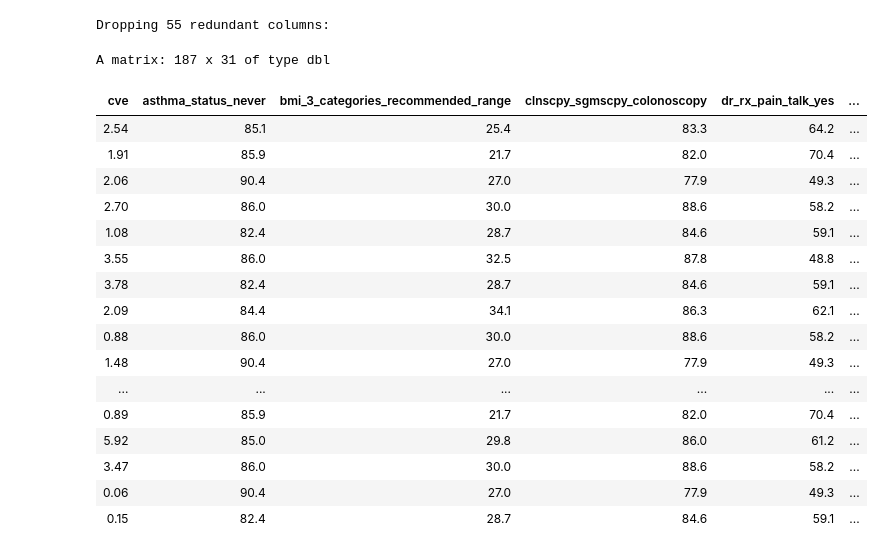
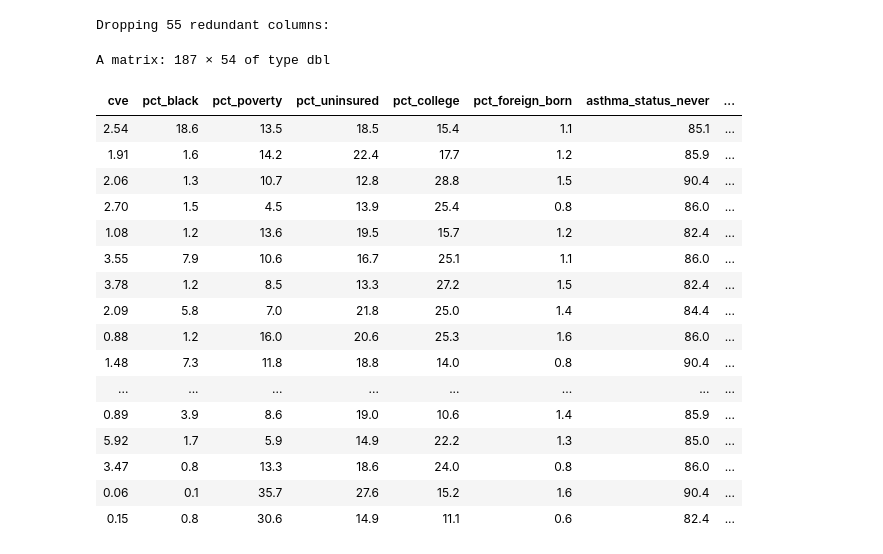
Before and after one commit to MuddORLab/Predicting-Measles-Outbreaks, a Jupyter notebook: 2026SP-stat/4automated_selection.ipynb, the cells around one changed output. Drawn from its saved outputs; the diff is of its cells as text; code cells hidden in the pictures.

```diff
--- a/2026SP-stat/4automated_selection.ipynb
+++ b/2026SP-stat/4automated_selection.ipynb
@@ -82,9 +82,9 @@ df <- read_csv("data/merged_with_svi.csv", show_col_types = FALSE) |> clean_name
 df <- df %>% filter(!county %in% c("Mcculloch", "Mclennan", "Mcmullen", "Dewitt", "Loving"))
 df_raw <- df
 df$density <- df$population*1.0/df$area_sqmi
-df <- df %>% select(-c("county", "area_sqmi"), -starts_with("m_"), -starts_with("mp_"), -starts_with("e_"), -starts_with("epl_"), -starts_with("spl_"), -starts_with("rpl_"), -starts_with("f_"))
+df <- df %>% dplyr::select(-c("county", "area_sqmi"), -starts_with("m_"), -starts_with("mp_"), -starts_with("e_"), -starts_with("epl_"), -starts_with("spl_"), -starts_with("rpl_"), -starts_with("f_"))
 df <- df[,colSums(is.na(df)) == 0]
-df <- df %>% select(-c("ep_minrty", "ep_hisp", "ep_afam", "ep_pov150", "ep_uninsur"))
+df <- df %>% dplyr::select(-c("ep_minrty", "ep_hisp", "ep_afam", "ep_pov150", "ep_uninsur"))
 
 df <- drop_redundant_yn_features(df)
 
@@ -94,61 +94,61 @@ index <- createDataPartition(df$outbreak, p = 0.75, list = FALSE)
 train <- df[index,]
 test <- df[-index,]
 PHR <- train$phr
-offset <- log(train$enrollment)
-outbreak <- log(train$outbreak + 1)
-train <- train %>% select(-c("phr", "enrollment", "population", "outbreak"))
+offset <- log10(train$enrollment)
+outbreak <- train$outbreak
+train <- train %>% dplyr::select(-c("phr", "enrollment", "population", "outbreak"))
 # %% [output]
 Dropping 55 redundant columns:
 # %%
 X <- as.matrix(train)
 y <- outbreak
-X <- X[, abs(cor(X, log(y + 1), use = "complete.obs", method = "spearman")) >= 0.1]
+# X <- X[, abs(cor(X, y , use = "complete.obs", method = "spearman")) >= 0.1]
 
 # Start with full list of candidates
 candidates <- colnames(X)
 
 i <- 1
 while (i < length(candidates)) {
   j <- i + 1
   while (j <= length(candidates)) {
     rho <- cor(X[, candidates[i]], X[, candidates[j]],
                method = "spearman", use = "complete.obs")
     if (abs(rho) >= 0.7) {
       # Drop whichever has weaker correlation with outcome
-      rho_i <- abs(cor(X[, candidates[i]], log(y + 1), method = "spearman", use = "complete.obs"))
-      rho_j <- abs(cor(X[, candidates[j]], log(y + 1), method = "spearman", use = "complete.obs"))
+      rho_i <- abs(cor(X[, candidates[i]], y, method = "spearman", use = "complete.obs"))
+      rho_j <- abs(cor(X[, candidates[j]], y, method = "spearman", use = "complete.obs"))
       if (rho_i >= rho_j) {
         candidates <- candidates[-j]
       } else {
         candidates <- candidates[-i]
         j <- i + 1
       }
     } else {
       j <- j + 1
     }
   }
   i <- i + 1
 }
 
 X <- X[, candidates]
 X
 # %% [output]
-A matrix: 187 x 31 of type dbl
+A matrix: 187 × 54 of type dbl
-| cve | asthma_status_never | bmi_3_categories_recommended_range | clnscpy_sgmscpy_colonoscopy | dr_rx_pain_talk_yes | ... |
-| 2.54 | 85.1 | 25.4 | 83.3 | 64.2 | ... |
-| 1.91 | 85.9 | 21.7 | 82.0 | 70.4 | ... |
-| 2.06 | 90.4 | 27.0 | 77.9 | 49.3 | ... |
-| 2.70 | 86.0 | 30.0 | 88.6 | 58.2 | ... |
-| 1.08 | 82.4 | 28.7 | 84.6 | 59.1 | ... |
-| 3.55 | 86.0 | 32.5 | 87.8 | 48.8 | ... |
-| 3.78 | 82.4 | 28.7 | 84.6 | 59.1 | ... |
-| 2.09 | 84.4 | 34.1 | 86.3 | 62.1 | ... |
-| 0.88 | 86.0 | 30.0 | 88.6 | 58.2 | ... |
-| 1.48 | 90.4 | 27.0 | 77.9 | 49.3 | ... |
-| ... | ... | ... | ... | ... | ... |
-| 0.89 | 85.9 | 21.7 | 82.0 | 70.4 | ... |
-| 5.92 | 85.0 | 29.8 | 86.0 | 61.2 | ... |
-| 3.47 | 86.0 | 30.0 | 88.6 | 58.2 | ... |
-| 0.06 | 90.4 | 27.0 | 77.9 | 49.3 | ... |
-| 0.15 | 82.4 | 28.7 | 84.6 | 59.1 | ... |
+| cve | pct_black | pct_poverty | pct_uninsured | pct_college | pct_foreign_born | asthma_status_never | ... |
+| 2.54 | 18.6 | 13.5 | 18.5 | 15.4 | 1.1 | 85.1 | ... |
+| 1.91 | 1.6 | 14.2 | 22.4 | 17.7 | 1.2 | 85.9 | ... |
+| 2.06 | 1.3 | 10.7 | 12.8 | 28.8 | 1.5 | 90.4 | ... |
+| 2.70 | 1.5 | 4.5 | 13.9 | 25.4 | 0.8 | 86.0 | ... |
+| 1.08 | 1.2 | 13.6 | 19.5 | 15.7 | 1.2 | 82.4 | ... |
+| 3.55 | 7.9 | 10.6 | 16.7 | 25.1 | 1.1 | 86.0 | ... |
+| 3.78 | 1.2 | 8.5 | 13.3 | 27.2 | 1.5 | 82.4 | ... |
+| 2.09 | 5.8 | 7.0 | 21.8 | 25.0 | 1.4 | 84.4 | ... |
+| 0.88 | 1.2 | 16.0 | 20.6 | 25.3 | 1.6 | 86.0 | ... |
+| 1.48 | 7.3 | 11.8 | 18.8 | 14.0 | 0.8 | 90.4 | ... |
+| ... | ... | ... | ... | ... | ... | ... | ... |
+| 0.89 | 3.9 | 8.6 | 19.0 | 10.6 | 1.4 | 85.9 | ... |
+| 5.92 | 1.7 | 5.9 | 14.9 | 22.2 | 1.3 | 85.0 | ... |
+| 3.47 | 0.8 | 13.3 | 18.6 | 24.0 | 0.8 | 86.0 | ... |
+| 0.06 | 0.1 | 35.7 | 27.6 | 15.2 | 1.6 | 90.4 | ... |
+| 0.15 | 0.8 | 30.6 | 14.9 | 11.1 | 0.6 | 82.4 | ... |
 # %%
```
Also changed, not shown: parts of 14 cells of this notebook, 5 other files.
